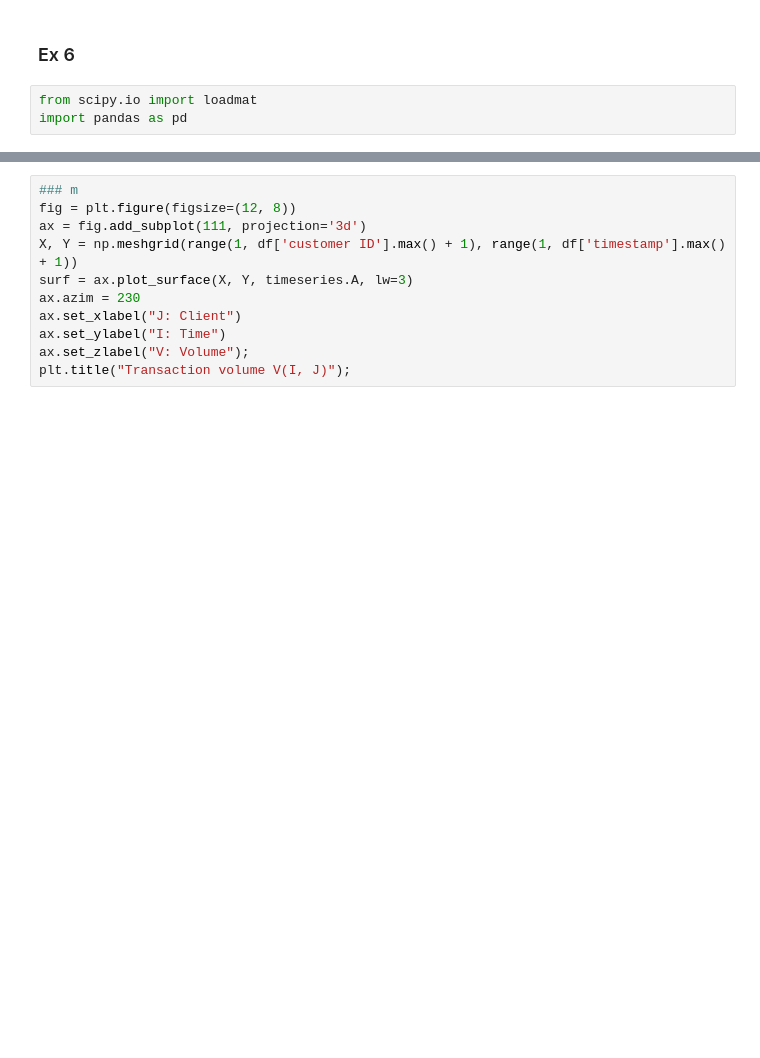
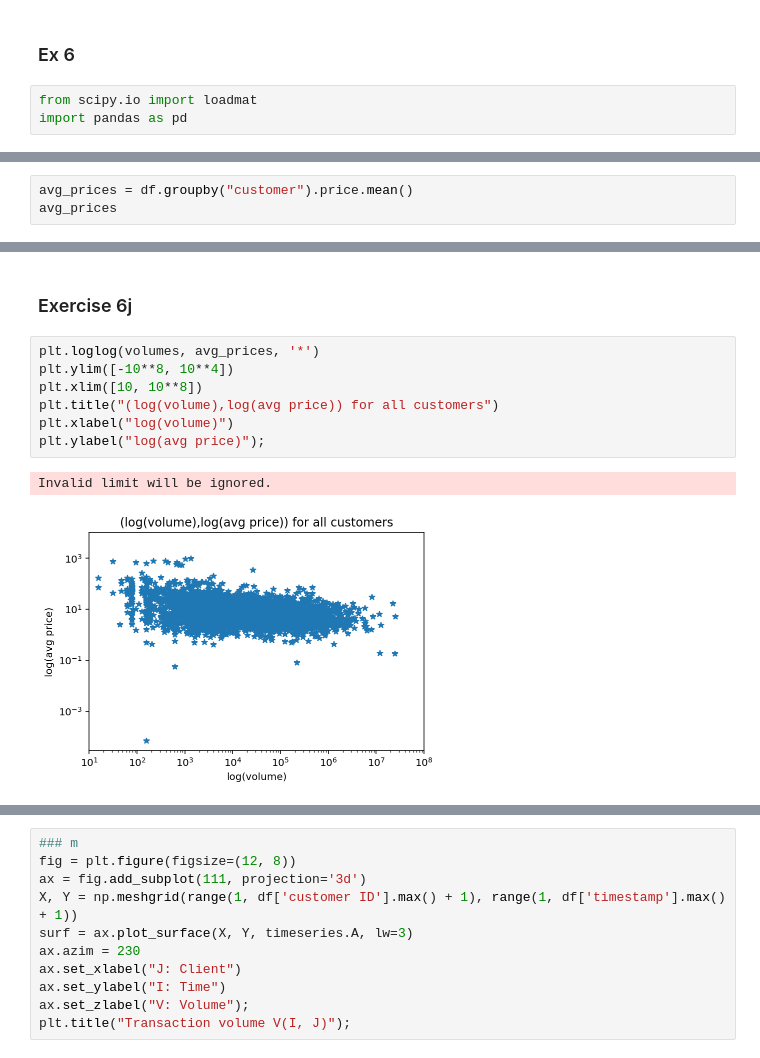
Before and after one commit to DionEngels/ScientificProgramming, a Jupyter notebook: Set 3/exset3_joris.ipynb, the cells around one changed output, grey strips where cells are left out. Saved outputs shown, nothing was run; the diff lists cells and outputs as text; blank space fills up the shorter version.

```diff
--- a/Set 3/exset3_joris.ipynb
+++ b/Set 3/exset3_joris.ipynb
@@ -515,0 +680,3 @@ array([[0.        , 0.0057971 , 0.00231884, ..., 0.        , 0.00069565,
+# %%
+avg_prices = df.groupby("customer").price.mean()
+avg_prices
@@ -515,0 +697,12 @@ array([[0.        , 0.0057971 , 0.00231884, ..., 0.        , 0.00069565,
+# %% [markdown]
+### Exercise 6j
+# %%
+plt.loglog(volumes, avg_prices, '*')
+plt.ylim([-10**8, 10**4])
+plt.xlim([10, 10**8])
+plt.title("(log(volume),log(avg price)) for all customers")
+plt.xlabel("log(volume)")
+plt.ylabel("log(avg price)");
+# %% [output]
+Invalid limit will be ignored.
+[figure, added]
```
Also changed, not shown: parts of 89 cells of this notebook.
